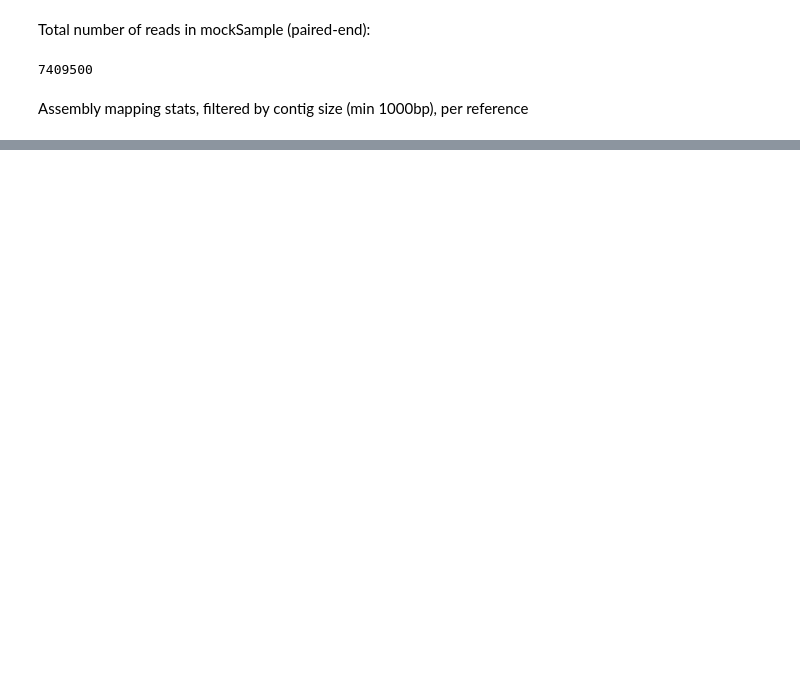
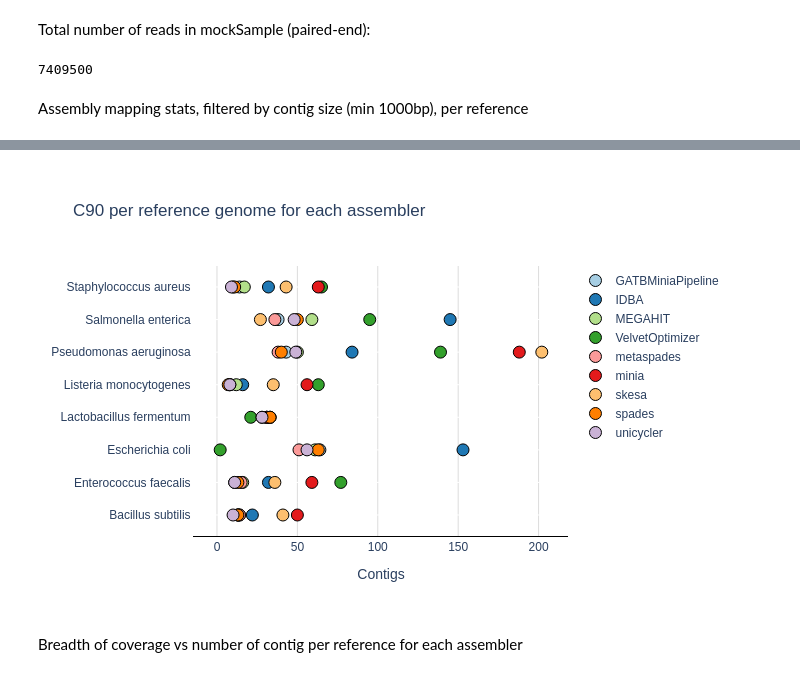
Before and after one commit to cimendes/metagenomic-assembler-comparison, a Jupyter notebook: analysis/run_analysis.ipynb, the cells around one changed output, grey strips where cells are left out. Drawn from its saved outputs; the diff is of its cells as text; code cells hidden in the pictures; blank space fills up the shorter version.

Commit message:
update jupyter, add c90 plots

```diff
--- a/analysis/run_analysis.ipynb
+++ b/analysis/run_analysis.ipynb
@@ -84,0 +86,7 @@ Staphylococcus_aureus_triple_chromosome,2718780.0,0.35,1.00,1.00,0.98,9,17,39486
+# %%
+from IPython.display import Image
+Image(filename='../results/mockSample/plots/c90.png')
+# %% [output]
+[figure, added]
+# %% [markdown]
+Breadth of coverage vs number of contig per reference for each assembler
```
Also changed, not shown: parts of 5 cells of this notebook, 16 other files.
